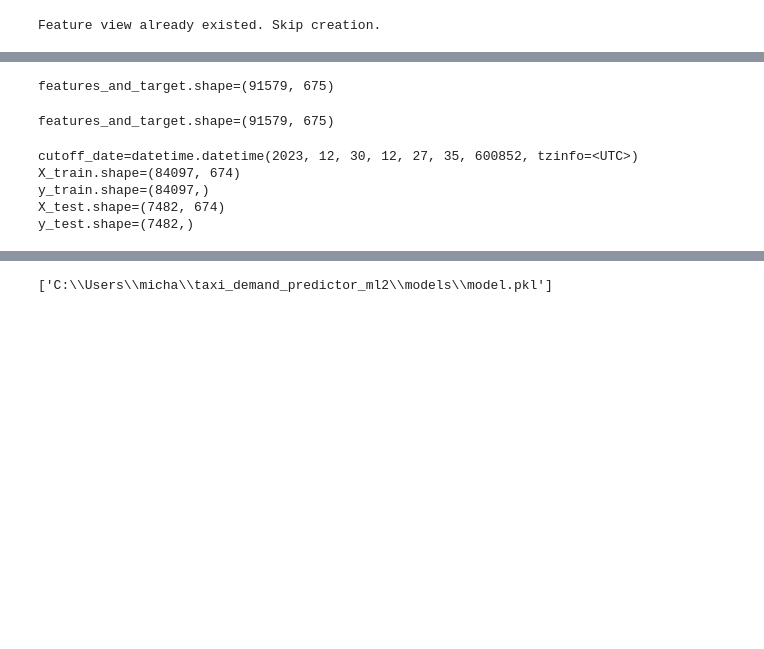
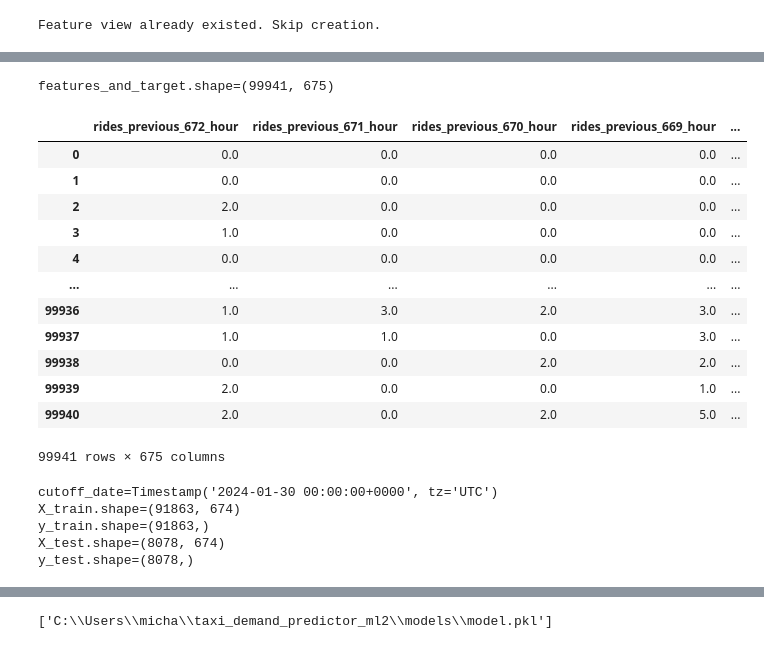
Before and after one commit to linmichael123/taxi_demand_predictor_ml2, a Jupyter notebook: notebooks/13_model_training_pipeline.ipynb, the cells around one changed output, grey strips where cells are left out. Saved outputs shown, nothing was run; the diff lists cells and outputs as text; code cells hidden in the pictures; blank space fills up the shorter version.

```diff
--- a/notebooks/13_model_training_pipeline.ipynb
+++ b/notebooks/13_model_training_pipeline.ipynb
@@ -44,9 +48,6 @@ feature_view = feature_store.get_feature_view(
 Feature view already existed. Skip creation.
 # %%
 ts_data, _ = feature_view.training_data(
-    description='Times-series hourly taxi rides',
+    description='Time-series hourly taxi rides',
 )
-
-ts_data.sort_values(by=["pickup_location_id","pickup_hour"], inplace=True)
-ts_data
 # %% [output]
@@ -53,0 +56,7 @@ Error:
+# %%
+# drop `pickup_ts` column
+ts_data.drop('pickup_ts', axis=1, inplace=True)
+
+# sort by `pickup_location_id` and `pickup_hour`
+ts_data.sort_values(by=['pickup_location_id', 'pickup_hour'], inplace=True)
+ts_data
@@ -56,7 +105,7 @@ from src.data import transform_ts_data_into_features_and_target
 
 features, targets = transform_ts_data_into_features_and_target(
     ts_data,
-    input_seq_len=24*28,
+    input_seq_len=24*28, # one month
     step_size=23,
 )
 
@@ -65,22 +114,32 @@ features_and_target['target_rides_next_hour'] = targets
 
 print(f'{features_and_target.shape=}')
 # %% [output]
-features_and_target.shape=(91579, 675)
+features_and_target.shape=(99941, 675)
-# %%
-print(f'{features_and_target.shape=}')
-# %% [output]
-features_and_target.shape=(91579, 675)
+# %%
+features_and_target
+# %% [output]
+|  | rides_previous_672_hour | rides_previous_671_hour | rides_previous_670_hour | rides_previous_669_hour | ... |
+| 0 | 0.0 | 0.0 | 0.0 | 0.0 | ... |
+| 1 | 0.0 | 0.0 | 0.0 | 0.0 | ... |
+| 2 | 2.0 | 0.0 | 0.0 | 0.0 | ... |
+| 3 | 1.0 | 0.0 | 0.0 | 0.0 | ... |
+| 4 | 0.0 | 0.0 | 0.0 | 0.0 | ... |
+| ... | ... | ... | ... | ... | ... |
+| 99936 | 1.0 | 3.0 | 2.0 | 3.0 | ... |
+| 99937 | 1.0 | 1.0 | 0.0 | 3.0 | ... |
+| 99938 | 0.0 | 0.0 | 2.0 | 2.0 | ... |
+| 99939 | 2.0 | 0.0 | 0.0 | 1.0 | ... |
+| 99940 | 2.0 | 0.0 | 2.0 | 5.0 | ... |
+99941 rows × 675 columns
 # %%
-from datetime import timedelta, datetime
+from datetime import date, timedelta
 from pytz import timezone
 import pandas as pd
 from src.data_split import train_test_split
 
 # training data -> from January 2022 up until 2 months ago
 # test data -> last 2 months
-
-cutoff_date = timezone('UTC').localize((datetime.today() - timedelta(days=28*1)))
-# cutoff_date = pd.to_datetime(datetime.now() - timedelta(days=28*1))
+cutoff_date = pd.to_datetime(date.today() - timedelta(days=28*1), utc=True)
 
 print(f'{cutoff_date=}')
 
@@ -95,11 +154,11 @@ print(f'{y_train.shape=}')
 print(f'{X_test.shape=}')
 print(f'{y_test.shape=}')
 # %% [output]
-cutoff_date=datetime.datetime(2023, 12, 30, 12, 27, 35, 600852, tzinfo=<UTC>)
-X_train.shape=(84097, 674)
-y_train.shape=(84097,)
-X_test.shape=(7482, 674)
-y_test.shape=(7482,)
+cutoff_date=Timestamp('2024-01-30 00:00:00+0000', tz='UTC')
+X_train.shape=(91863, 674)
+y_train.shape=(91863,)
+X_test.shape=(8078, 674)
+y_test.shape=(8078,)
 # %%
 import numpy as np
 from sklearn.model_selection import KFold, TimeSeriesSplit
```
Also changed, not shown: parts of 14 cells of this notebook, 3 other files.
